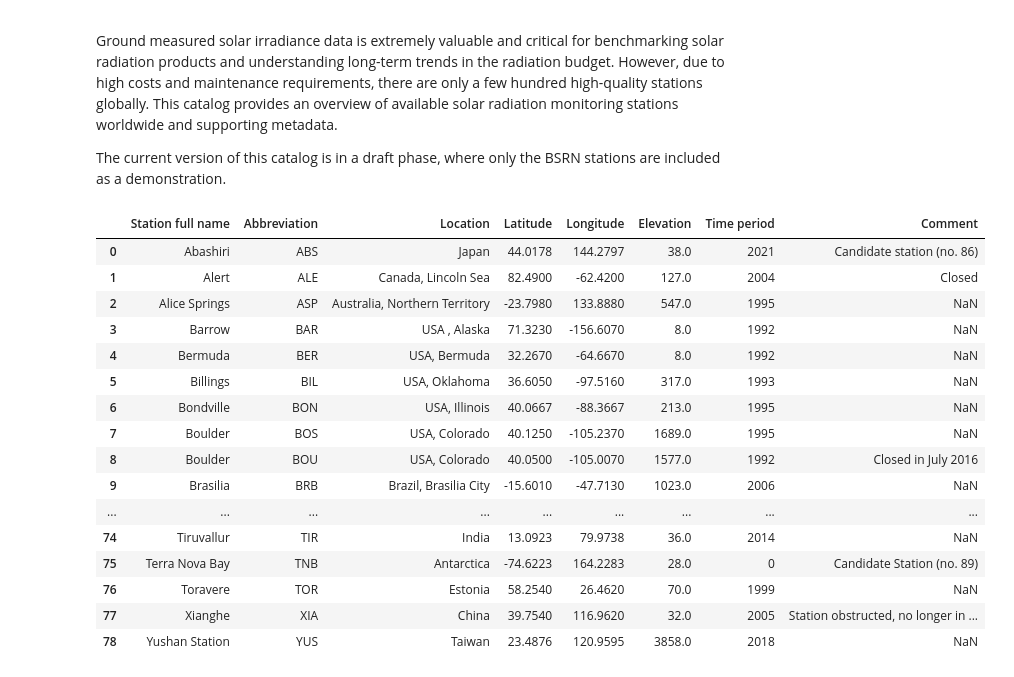
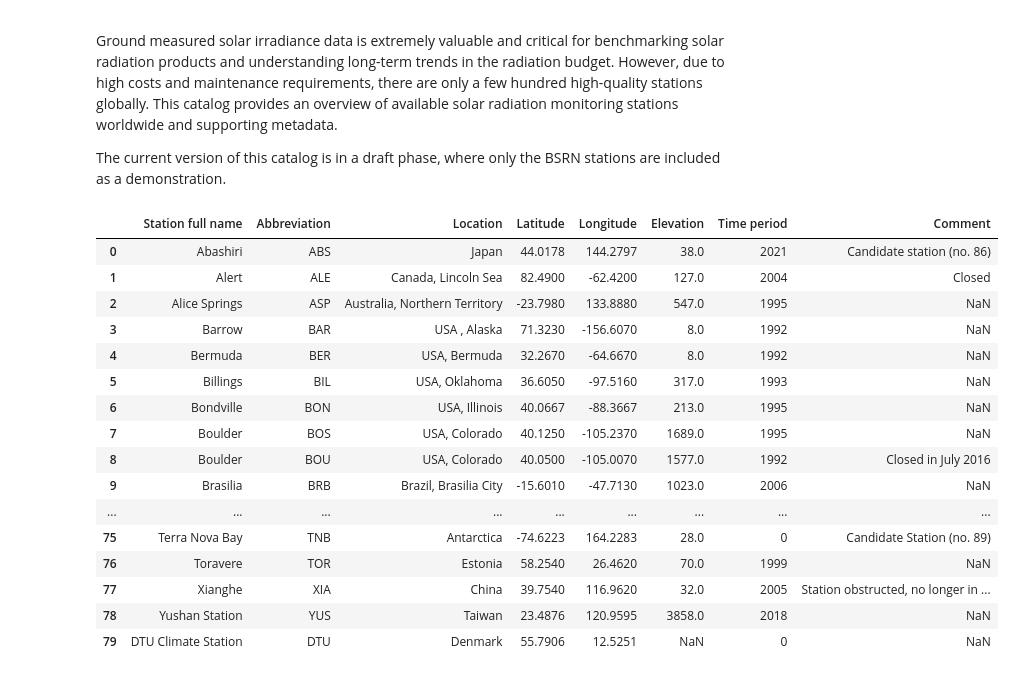
Before and after one commit to AssessingSolar/solarstations, a Jupyter notebook: station_listing.ipynb, the cells around one changed output. Drawn from its saved outputs; the diff is of its cells as text; code cells hidden in the pictures.

Commit message:
Change radiationstations.csv to solarstations.csv

```diff
--- a/station_listing.ipynb
+++ b/station_listing.ipynb
@@ -7,28 +7,28 @@ The current version of this catalog is in a draft phase, where only the BSRN sta
 # %%
 import pandas as pd
 pd.set_option('display.max_rows', None)
 
-df = pd.read_csv('radiationstations.csv', sep=';', encoding='latin1')
+df = pd.read_csv('solarstations.csv', sep=';', encoding='latin1')
 df['Time period'] = df['Time period'].fillna(0).astype(int)
 df
 # %% [output]
 |  | Station full name | Abbreviation | Location | Latitude | Longitude | Elevation | Time period | Comment |
 | 0 | Abashiri | ABS | Japan | 44.0178 | 144.2797 | 38.0 | 2021 | Candidate station (no. 86) |
 | 1 | Alert | ALE | Canada, Lincoln Sea | 82.4900 | -62.4200 | 127.0 | 2004 | Closed |
 | 2 | Alice Springs | ASP | Australia, Northern Territory | -23.7980 | 133.8880 | 547.0 | 1995 | NaN |
 | 3 | Barrow | BAR | USA , Alaska | 71.3230 | -156.6070 | 8.0 | 1992 | NaN |
 | 4 | Bermuda | BER | USA, Bermuda | 32.2670 | -64.6670 | 8.0 | 1992 | NaN |
 | 5 | Billings | BIL | USA, Oklahoma | 36.6050 | -97.5160 | 317.0 | 1993 | NaN |
 | 6 | Bondville | BON | USA, Illinois | 40.0667 | -88.3667 | 213.0 | 1995 | NaN |
 | 7 | Boulder | BOS | USA, Colorado | 40.1250 | -105.2370 | 1689.0 | 1995 | NaN |
 | 8 | Boulder | BOU | USA, Colorado | 40.0500 | -105.0070 | 1577.0 | 1992 | Closed in July 2016 |
 | 9 | Brasilia | BRB | Brazil, Brasilia City | -15.6010 | -47.7130 | 1023.0 | 2006 | NaN |
 | ... | ... | ... | ... | ... | ... | ... | ... | ... |
-| 74 | Tiruvallur | TIR | India | 13.0923 | 79.9738 | 36.0 | 2014 | NaN |
 | 75 | Terra Nova Bay | TNB | Antarctica | -74.6223 | 164.2283 | 28.0 | 0 | Candidate Station (no. 89) |
 | 76 | Toravere | TOR | Estonia | 58.2540 | 26.4620 | 70.0 | 1999 | NaN |
 | 77 | Xianghe | XIA | China | 39.7540 | 116.9620 | 32.0 | 2005 | Station obstructed, no longer in ... |
 | 78 | Yushan Station | YUS | Taiwan | 23.4876 | 120.9595 | 3858.0 | 2018 | NaN |
+| 79 | DTU Climate Station | DTU | Denmark | 55.7906 | 12.5251 | NaN | 0 | NaN |
 # %%
 from itables import show
 show(df)
```
Also changed, not shown: 2 other files.
